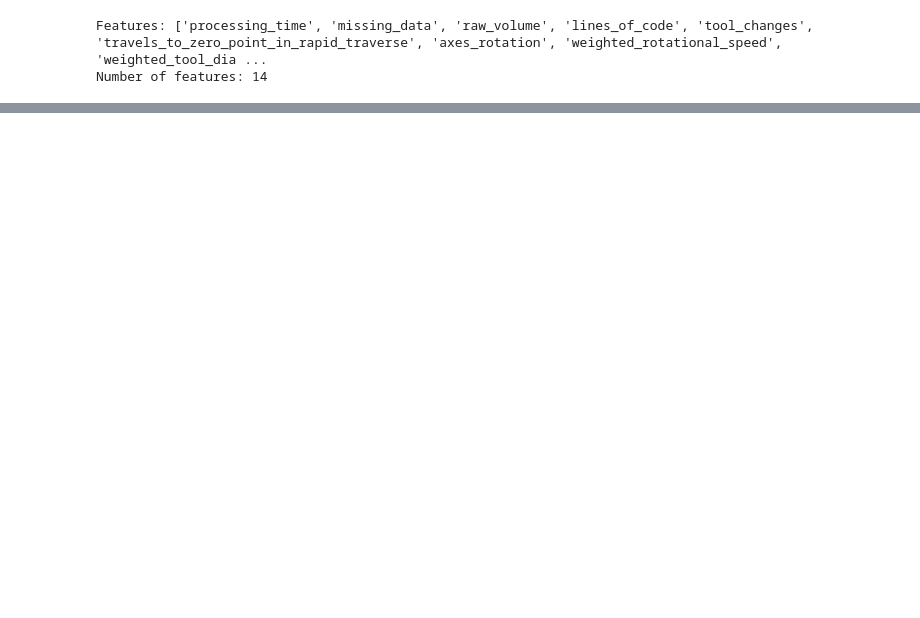
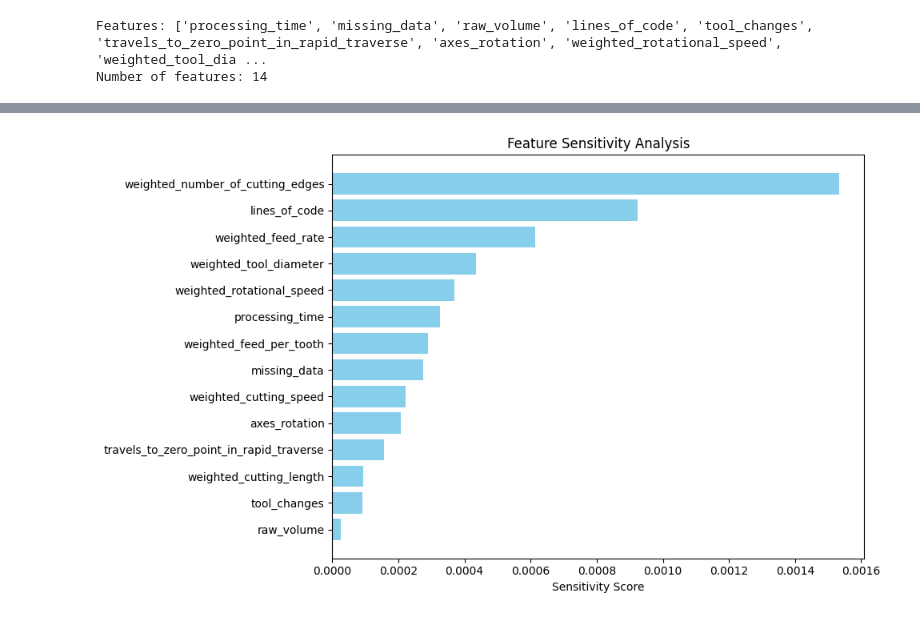
Before and after one commit to Mery101010/Thesis_project, a Jupyter notebook: Thesis/cnn.ipynb, the cells around one changed output, grey strips where cells are left out. Cells and saved outputs as stored; diff of their text form; code cells hidden in the pictures; blank space fills up the shorter version.

```diff
--- a/Thesis/cnn.ipynb
+++ b/Thesis/cnn.ipynb
@@ -270,0 +289,32 @@ Predicted Graph Edges: [('lines_of_code', 'weighted_tool_diameter'), ('weighted_
+# %%
+def sensitivity_analysis(model, X_test_tensor, y_test_tensor, feature_names, perturbation_factor=0.05):
+
+    sensitivity_scores = {}
+
+    for idx, feature in enumerate(feature_names):
+        perturbed_X_test = X_test_tensor.clone()
+
+
+        perturbation = perturbation_factor * X_test_tensor[:, idx].mean()
+        perturbed_X_test[:, idx] += perturbation
+
+
+        with torch.no_grad():
+            original_pred = model(X_test_tensor)
+            perturbed_pred = model(perturbed_X_test)
+
+
+        change_in_prediction = torch.abs(perturbed_pred - original_pred).mean().item()
+
+        sensitivity_scores[feature] = change_in_prediction
+
+
+    sorted_sensitivity = sorted(sensitivity_scores.items(), key=lambda x: x[1], reverse=True)
+
+    return sorted_sensitivity
+# %%
+sensitivity_results = sensitivity_analysis(model, X_test_tensor, y_test_tensor, feature_names)
+
+print("Feature Sensitivity Scores:")
+for feature, score in sensitivity_results:
+    print(f"{feature}: {score:.4f}")
@@ -270,0 +337,12 @@ Predicted Graph Edges: [('lines_of_code', 'weighted_tool_diameter'), ('weighted_
+# %%
+features, sensitivity = zip(*sensitivity_results)
+
+plt.figure(figsize=(10, 6))
+plt.barh(features, sensitivity, color='skyblue')
+plt.xlabel("Sensitivity Score")
+plt.title("Feature Sensitivity Analysis")
+plt.gca().invert_yaxis()
+plt.tight_layout()
+plt.show()
+# %% [output]
+[figure, added]
```
Also changed, not shown: parts of 13 cells of this notebook.
